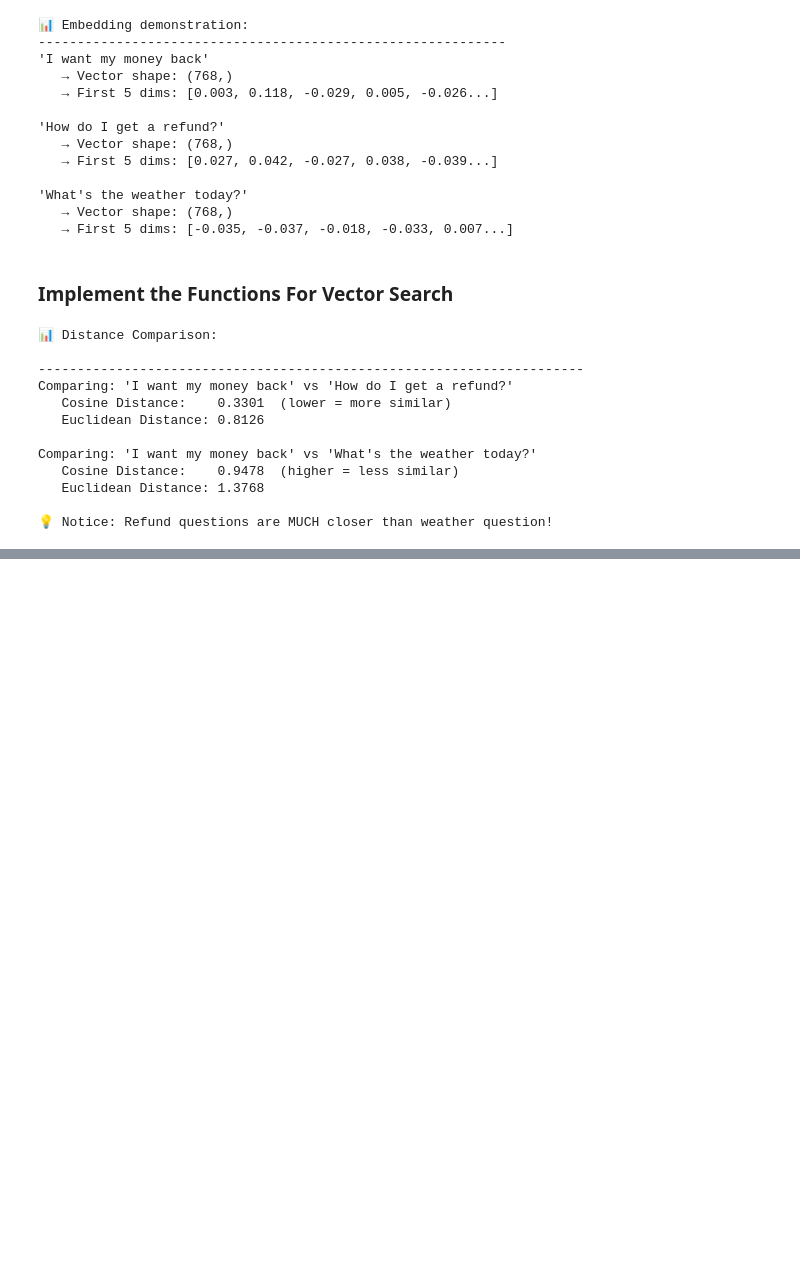
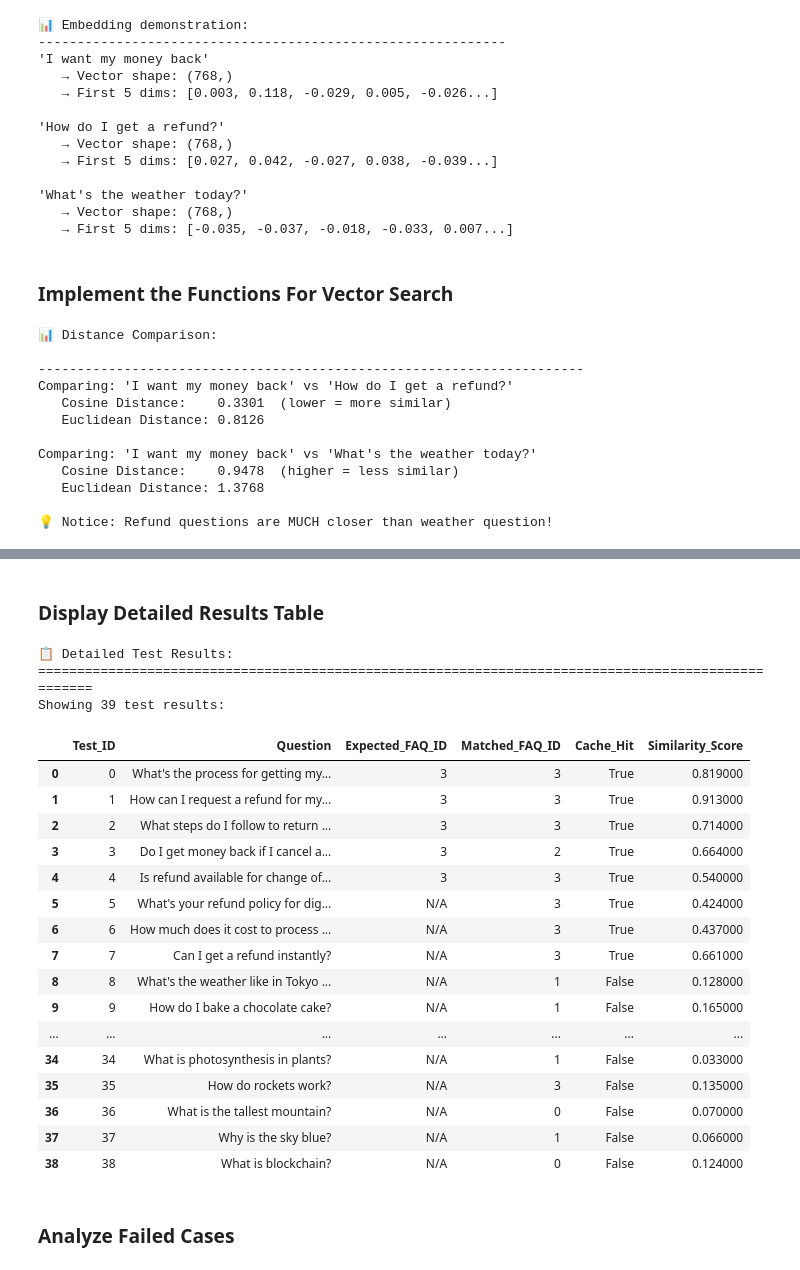
Before and after one commit to earlhansg/help-parcel, a Jupyter notebook: semantic_search.ipynb, the cells around one changed output, grey strips where cells are left out. Drawn from its saved outputs; the diff is of its cells as text; code cells hidden in the pictures; blank space fills up the shorter version.

```diff
--- a/semantic_search.ipynb
+++ b/semantic_search.ipynb
@@ -296,8 +296,21 @@ class FAQDataContainer:
 
     def __init__(self, faq_path: str = here("data/faq_seed.csv"),
                  test_path: str = here("data/test_dataset.csv")):
-        self.faq_df = pd.read_csv(faq_path)
-        self.test_df = pd.read_csv(test_path)
+        # Try with Python engine and proper escaping for CSV parsing
+        try:
+            self.faq_df = pd.read_csv(faq_path, engine='python')
+            self.test_df = pd.read_csv(test_path, engine='python')
+        except Exception as e:
+            print(f"Error loading with python engine: {e}")
+            # Fallback to reading with different parameters
+            try:
+                self.faq_df = pd.read_csv(faq_path, quotechar='"', escapechar='\\')
+                self.test_df = pd.read_csv(test_path, quotechar='"', escapechar='\\')
+            except Exception as e2:
+                print(f"Error with escapechar: {e2}")
+                # Final fallback - try reading with error handling
+                self.faq_df = pd.read_csv(faq_path, on_bad_lines='skip', engine='python')
+                self.test_df = pd.read_csv(test_path, on_bad_lines='skip', engine='python')
 
         print(f"✅ Loaded {len(self.faq_df)} FAQ entries")
         print(f"✅ Loaded {len(self.test_df)} test queries")
@@ -518,0 +706,52 @@ Comparing: 'I want my money back' vs 'What's the weather today?'
+# %% [markdown]
+### **Display Detailed Results Table**
+# %%
+# Display the full results table
+print("📋 Detailed Test Results:")
+print("=" * 100)
+
+# Create a more readable version for display
+display_df = results_df.copy()
+
+# Truncate long text for better display
+def truncate_text(text, max_length=50):
+    return text if len(str(text)) <= max_length else str(text)[:max_length] + "..."
+
+display_df['Question'] = display_df['Question'].apply(lambda x: truncate_text(x, 60))
+display_df['Expected_Answer'] = display_df['Expected_Answer'].apply(lambda x: truncate_text(x, 50))
+display_df['Matched_Answer'] = display_df['Matched_Answer'].apply(lambda x: truncate_text(x, 50))
+
+# Round similarity scores
+display_df['Similarity_Score'] = display_df['Similarity_Score'].round(3)
+
+# Select key columns for display
+columns_to_show = [
+    'Test_ID', 'Question', 'Expected_FAQ_ID', 'Matched_FAQ_ID',
+    'Cache_Hit', 'Similarity_Score'
+]
+
+print(f"Showing {len(display_df)} test results:")
+display_df[columns_to_show].style
+# %% [output]
+📋 Detailed Test Results:
+====================================================================================================
+Showing 39 test results:
+|  | Test_ID | Question | Expected_FAQ_ID | Matched_FAQ_ID | Cache_Hit | Similarity_Score |
+| 0 | 0 | What's the process for getting my... | 3 | 3 | True | 0.819000 |
+| 1 | 1 | How can I request a refund for my... | 3 | 3 | True | 0.913000 |
+| 2 | 2 | What steps do I follow to return ... | 3 | 3 | True | 0.714000 |
+| 3 | 3 | Do I get money back if I cancel a... | 3 | 2 | True | 0.664000 |
+| 4 | 4 | Is refund available for change of... | 3 | 3 | True | 0.540000 |
+| 5 | 5 | What's your refund policy for dig... | N/A | 3 | True | 0.424000 |
+| 6 | 6 | How much does it cost to process ... | N/A | 3 | True | 0.437000 |
+| 7 | 7 | Can I get a refund instantly? | N/A | 3 | True | 0.661000 |
+| 8 | 8 | What's the weather like in Tokyo ... | N/A | 1 | False | 0.128000 |
+| 9 | 9 | How do I bake a chocolate cake? | N/A | 1 | False | 0.165000 |
+| ... | ... | ... | ... | ... | ... | ... |
+| 34 | 34 | What is photosynthesis in plants? | N/A | 1 | False | 0.033000 |
+| 35 | 35 | How do rockets work? | N/A | 3 | False | 0.135000 |
+| 36 | 36 | What is the tallest mountain? | N/A | 0 | False | 0.070000 |
+| 37 | 37 | Why is the sky blue? | N/A | 1 | False | 0.066000 |
+| 38 | 38 | What is blockchain? | N/A | 0 | False | 0.124000 |
+# %% [markdown]
+### **Analyze Failed Cases**
```
Also changed, not shown: parts of 7 cells of this notebook, 4 other files.
